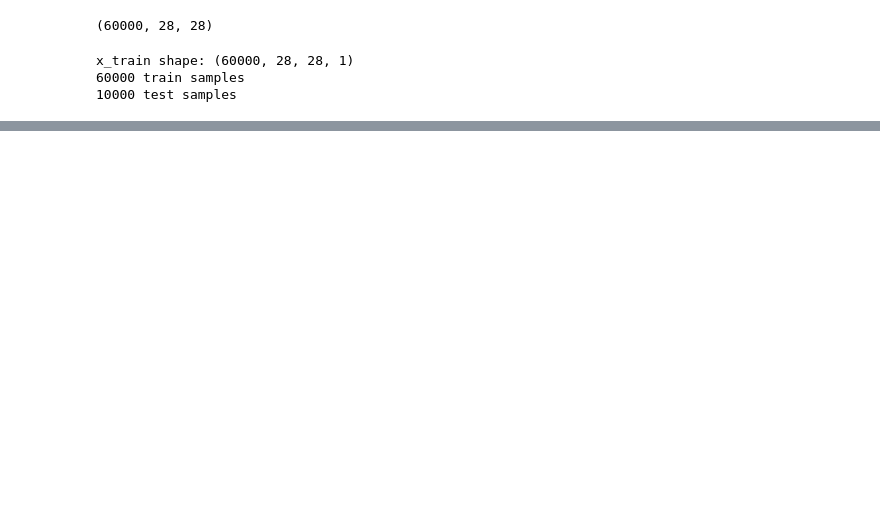
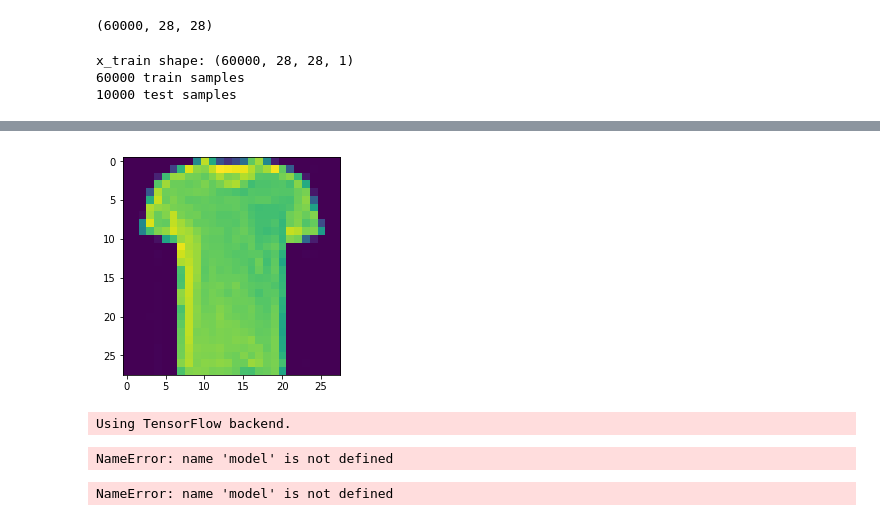
Before and after one commit to maksymx/terror_db, a Jupyter notebook: fashion/fashion.ipynb, the cells around one changed output, grey strips where cells are left out. Saved outputs shown, nothing was run; the diff lists cells and outputs as text; code cells hidden in the pictures; blank space fills up the shorter version.

```diff
--- a/fashion/fashion.ipynb
+++ b/fashion/fashion.ipynb
@@ -129,0 +200,47 @@ history = pd.read_csv(history_path, delimiter=';')
+# %%
+test_im = X_train[154]
+plt.imshow(test_im.reshape(28, 28), cmap='viridis', interpolation='none')
+plt.show()
+# %% [output]
+[figure, added]
+# %%
+from keras import models
+
+layer_outputs = [layer.output for layer in model.layers[:8]]
+activation_model = models.Model(input=model.input, output=layer_outputs)
+activations = activation_model.predict(test_im.reshape(1, 28, 28, 1))
+
+first_layer_activation = activations[0]
+plt.matshow(first_layer_activation[0, :, :, 4], cmap='viridis')
+# %% [output]
+Using TensorFlow backend.
+NameError: name 'model' is not defined
+# %%
+layer_names = []
+for layer in model.layers[:-1]:
+    layer_names.append(layer.name)
+images_per_row = 16
+for layer_name, layer_activation in zip(layer_names, activations):
+    if layer_name.startswith('conv'):
+        n_features = layer_activation.shape[-1]
+        size = layer_activation.shape[1]
+        n_cols = n_features // images_per_row
+        display_grid = np.zeros((size * n_cols, images_per_row * size))
+        for col in range(n_cols):
+            for row in range(images_per_row):
+                channel_image = layer_activation[0, :, :, col * images_per_row + row]
+                channel_image -= channel_image.mean()
+                channel_image /= channel_image.std()
+                channel_image *= 64
+                channel_image += 128
+                channel_image = np.clip(channel_image, 0, 255).astype('uint8')
+                display_grid[col * size: (col + 1) * size,
+                row * size: (row + 1) * size] = channel_image
+        scale = 1. / size
+        plt.figure(figsize=(scale * display_grid.shape[1],
+                            scale * display_grid.shape[0]))
+        plt.title(layer_name)
+        plt.grid(False)
+        plt.imshow(display_grid, aspect='auto', cmap='viridis')
+# %% [output]
+NameError: name 'model' is not defined
```
Also changed, not shown: parts of 12 cells of this notebook.
